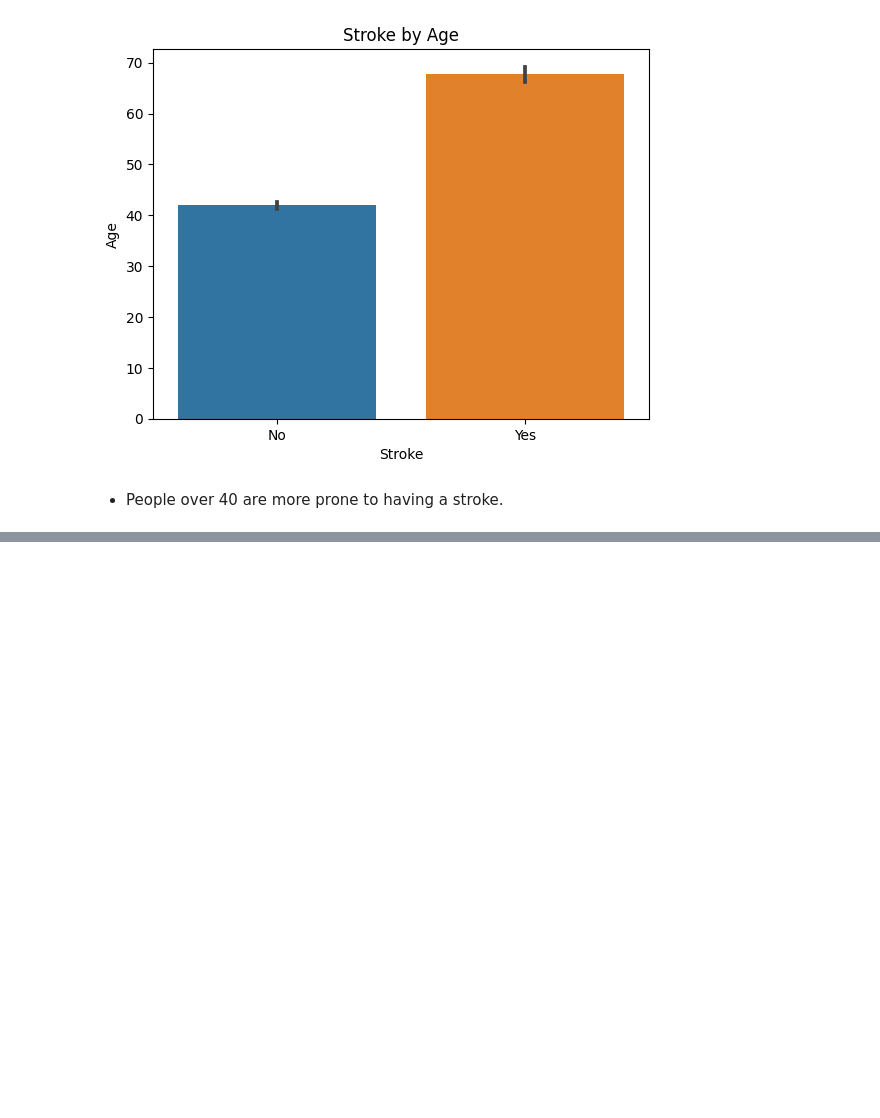
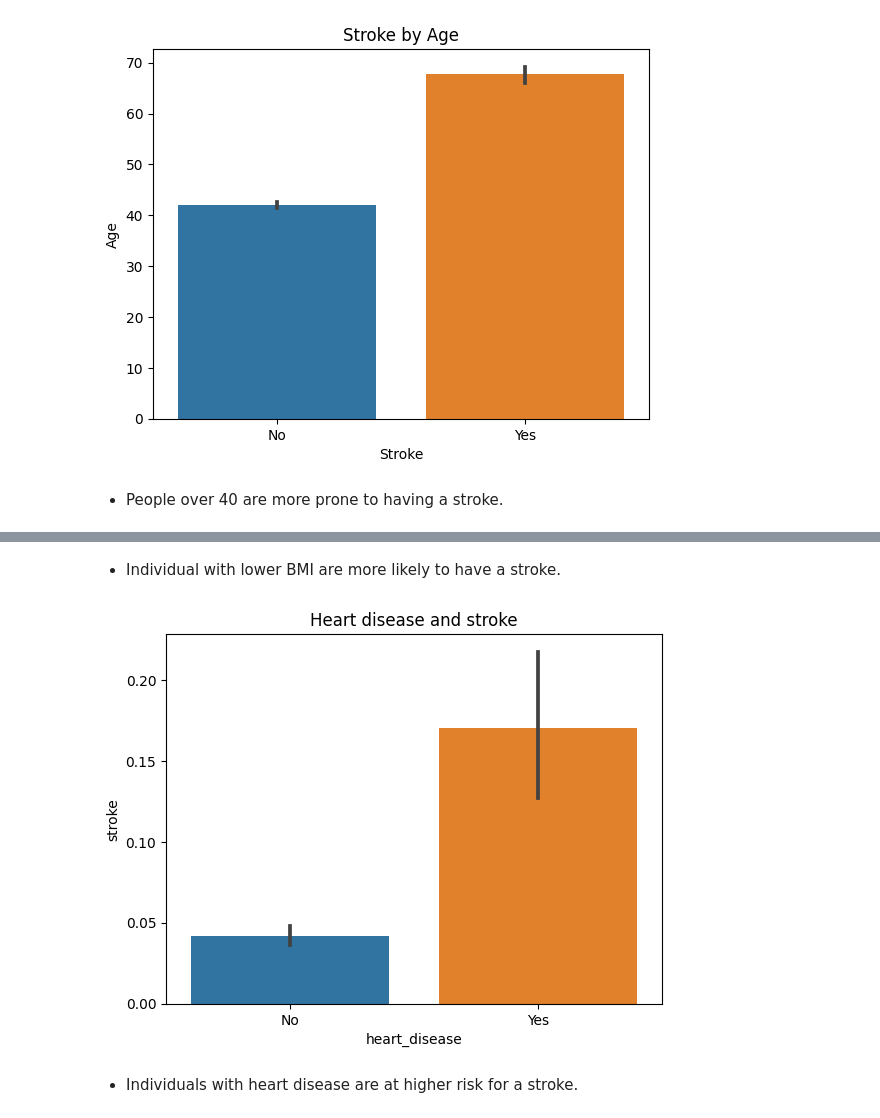
Before and after one commit to Osmayda/Healthcare-Stroke-Prediction-Classification, a Jupyter notebook: Healthcare_Stroke_Data.ipynb, the cells around one changed output, grey strips where cells are left out. Drawn from its saved outputs; the diff is of its cells as text; code cells hidden in the pictures; blank space fills up the shorter version.

```diff
--- a/Healthcare_Stroke_Data.ipynb
+++ b/Healthcare_Stroke_Data.ipynb
@@ -260,0 +281,13 @@ plt.xticks(range(0,2), ['No', 'Yes']);
+# %% [markdown]
+- Individual with lower BMI are more likely to have a stroke.
+# %%
+## Define a MatplotLib ax object using sns.barplot()
+ax = sns.barplot(x= 'heart_disease', y = 'stroke', data = df)
+
+## Set the Title
+ax.set_title('Heart disease and stroke')
+ax.set_xticks(range(0, 2), ['No', 'Yes']);
+# %% [output]
+[figure, added]
+# %% [markdown]
+- Individuals with heart disease are at higher risk for a stroke.
```
Also changed, not shown: parts of 4 cells of this notebook.
